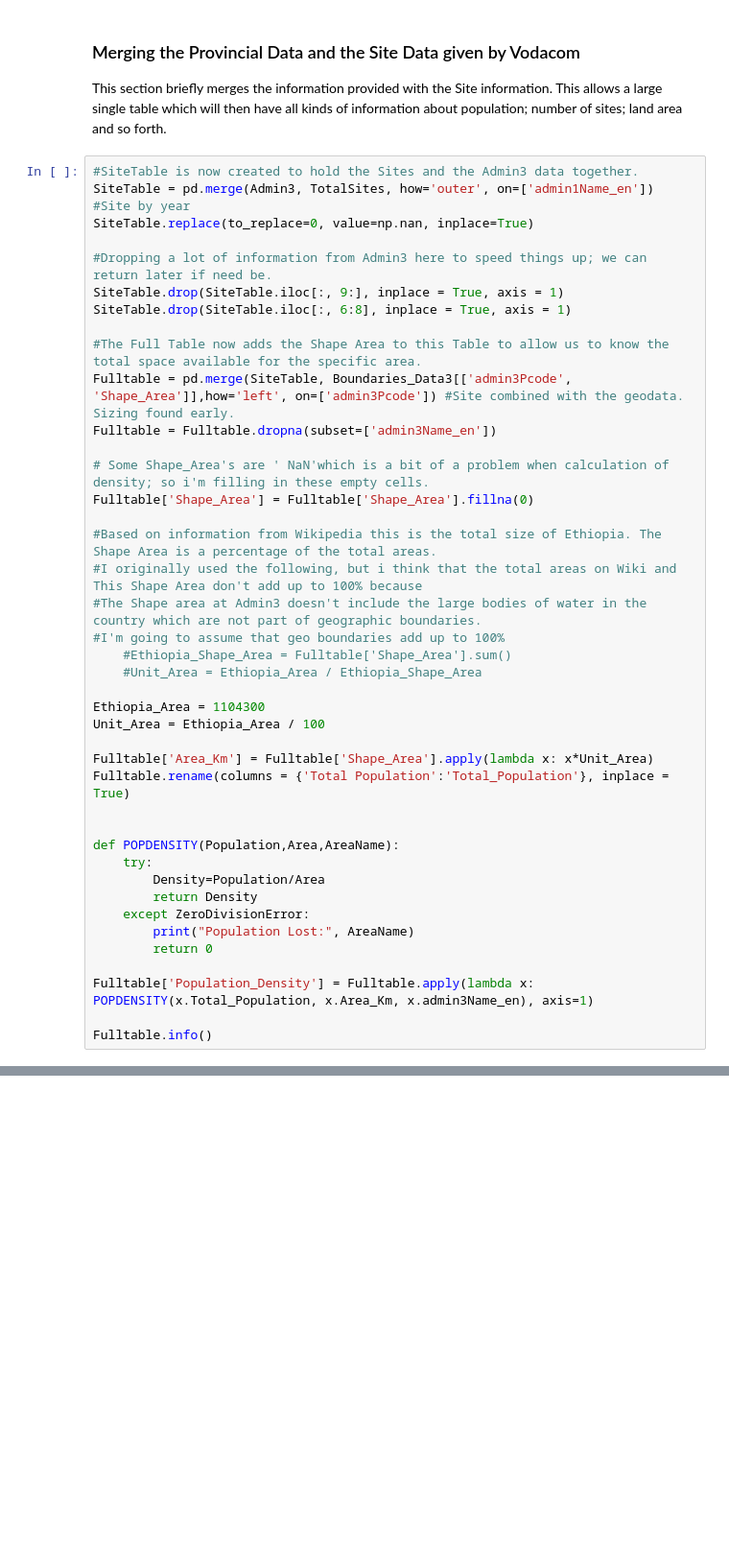
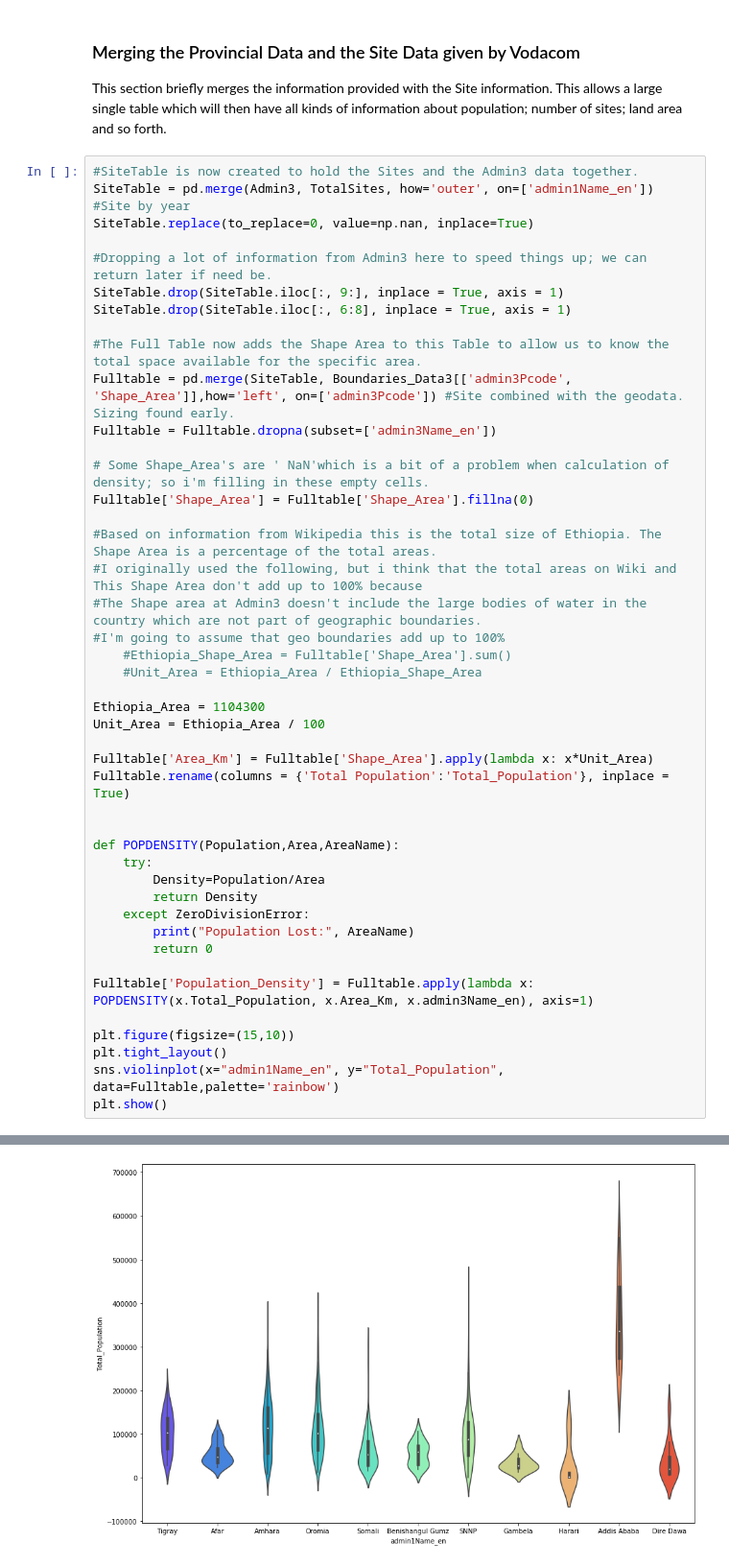
Before and after one commit to johnmeye/Ethiopia, a Jupyter notebook: Ethiopia Design Revision 2.ipynb, the cells around one changed output, grey strips where cells are left out. Shown at 96% size. Drawn from its saved outputs; the diff is of its cells as text; blank space fills up the shorter version.

```diff
--- a/Ethiopia Design Revision 2.ipynb
+++ b/Ethiopia Design Revision 2.ipynb
@@ -227,5 +196,8 @@ def POPDENSITY(Population,Area,AreaName):
 
 Fulltable['Population_Density'] = Fulltable.apply(lambda x: POPDENSITY(x.Total_Population, x.Area_Km, x.admin3Name_en), axis=1)
 
-Fulltable.info()
+plt.figure(figsize=(15,10))
+plt.tight_layout()
+sns.violinplot(x="admin1Name_en", y="Total_Population", data=Fulltable,palette='rainbow')
+plt.show()
 # %% [output]
@@ -249,3 +204,4 @@ memory usage: 84.5+ KB
+[figure, added]
 # %%
 #This is a function which will allow us to plot a Choromap. it needs the following:
 #DF          = Data frame that we want to plot.
```
Also changed, not shown: parts of 28 cells of this notebook, 13 other files.
